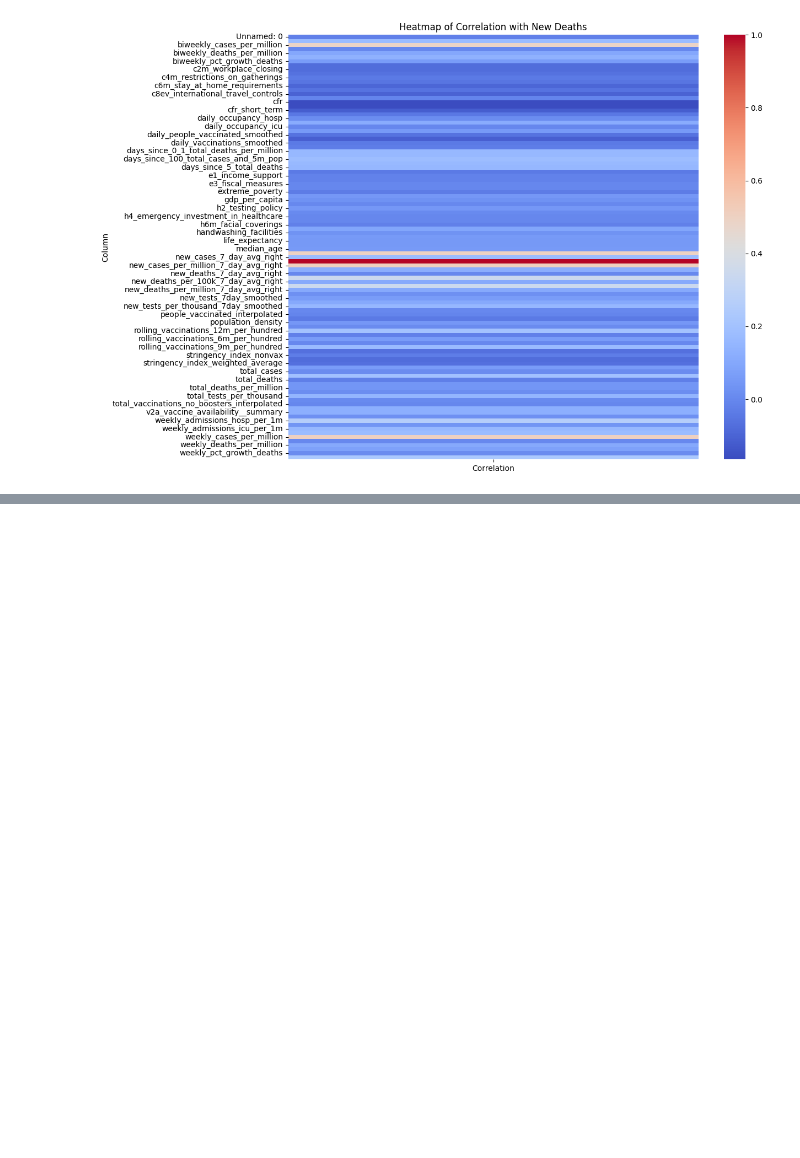
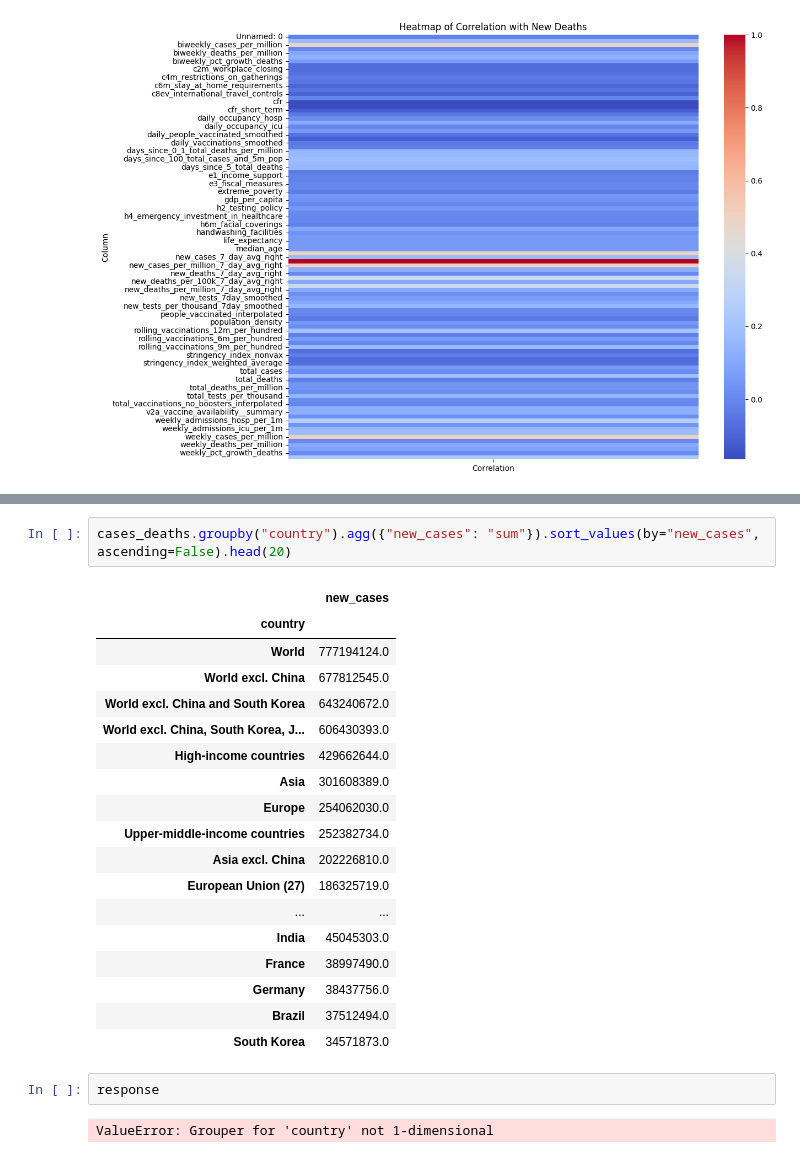
Before and after one commit to ArunKrishnan09/Covid-Analysis, a Jupyter notebook: Covid_analysis.ipynb, the cells around one changed output, grey strips where cells are left out. Saved outputs shown, nothing was run; the diff lists cells and outputs as text; blank space fills up the shorter version.

```diff
--- a/Covid_analysis.ipynb
+++ b/Covid_analysis.ipynb
@@ -617,0 +643,25 @@ AND cases_deaths.date = xcgrt_policy.date
+# %%
+cases_deaths.groupby("country").agg({"new_cases": "sum"}).sort_values(by="new_cases", ascending=False).head(20)
+# %% [output]
+|  | new_cases |
+| country |  |
+| World | 777194124.0 |
+| World excl. China | 677812545.0 |
+| World excl. China and South Korea | 643240672.0 |
+| World excl. China, South Korea, J... | 606430393.0 |
+| High-income countries | 429662644.0 |
+| Asia | 301608389.0 |
+| Europe | 254062030.0 |
+| Upper-middle-income countries | 252382734.0 |
+| Asia excl. China | 202226810.0 |
+| European Union (27) | 186325719.0 |
+| ... | ... |
+| India | 45045303.0 |
+| France | 38997490.0 |
+| Germany | 38437756.0 |
+| Brazil | 37512494.0 |
+| South Korea | 34571873.0 |
+# %%
+response
+# %% [output]
+ValueError: Grouper for 'country' not 1-dimensional
```
Also changed, not shown: parts of 5 cells of this notebook.
